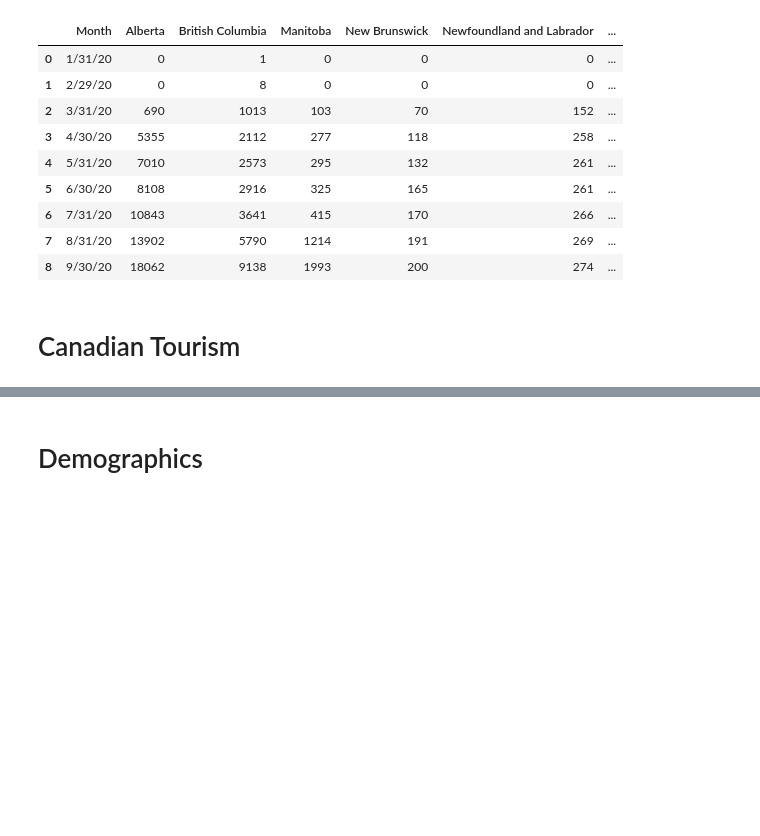
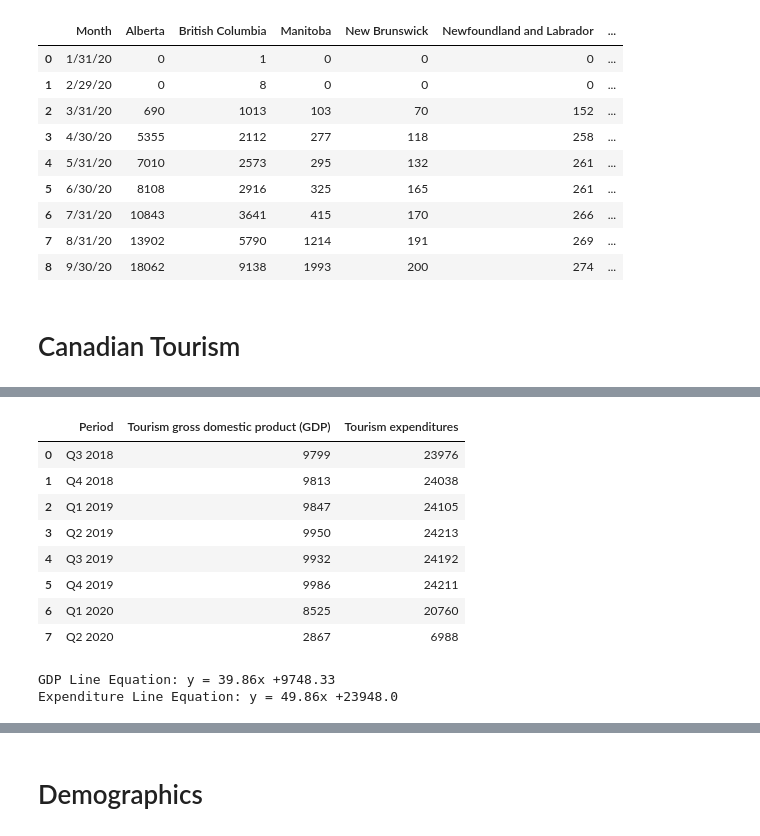
Before and after one commit to chenghaohan/Team_Anti-COVID_Project1, a Jupyter notebook: Data Exploration and Cleanup.ipynb, the cells around one changed output, grey strips where cells are left out. Cells and saved outputs as stored; diff of their text form; code cells hidden in the pictures; blank space fills up the shorter version.

```diff
--- a/Data Exploration and Cleanup.ipynb
+++ b/Data Exploration and Cleanup.ipynb
@@ -123,0 +130,17 @@ UsageError: Line magic function `%` not found.
+# %%
+#Stats Canada Tourism demand (expenditures) data was isolated for Total Tourism expenditures and the data was transposed.
+#Data type was changed from object to integer for plotting.
+
+demand_sum = demand_merged.drop([1,2,3,4,5,6,7,8,9,10,11,12,13,14,15,16,17])
+demand_sum = demand_sum.transpose()
+
+demand_sum.columns = demand_sum.iloc[0]
+demand_sum_trans = demand_sum[1:]
+
+demand_sum_trans.reset_index(inplace =True)
+demand_sum_trans.rename(columns = {"index":"Period"}, inplace=True)
+
+demand_sum_trans_int = demand_sum_trans.copy()
+demand_sum_trans_int['Tourism expenditures'] = demand_sum_trans_int['Tourism expenditures'].str.replace(',', '').astype(int)
+
+demand_sum_trans_int
@@ -123,0 +157,17 @@ UsageError: Line magic function `%` not found.
+# %%
+#Stats Canada Tourism GDP data was isolated for Total Tourism expenditures and the data was transposed.
+#Data type was changed from object to integer for plotting.
+
+gdp_sum = gdp_merged.drop([1,2,3,4,5,6])
+gdp_sum = gdp_sum.transpose()
+
+gdp_sum.columns = gdp_sum.iloc[0]
+gdp_sum_trans =gdp_sum[1:]
+
+gdp_sum_trans.reset_index(inplace =True)
+gdp_sum_trans.rename(columns = {"index":"Period"}, inplace=True)
+
+gdp_sum_trans_int = gdp_sum_trans.copy()
+gdp_sum_trans_int['Tourism gross domestic product (GDP)'] = gdp_sum_trans_int['Tourism gross domestic product (GDP)'].str.replace(',', '').astype(int)
+
+gdp_sum_trans_int
@@ -123,0 +188,40 @@ UsageError: Line magic function `%` not found.
+# %%
+#Merge Tourism Expenditure $ and GDP $ data
+
+merged_dollar = pd.merge(gdp_sum_trans_int, demand_sum_trans_int, on = "Period")
+merged_dollar
+# %% [output]
+|  | Period | Tourism gross domestic product (GDP) | Tourism expenditures |
+| 0 | Q3 2018 | 9799 | 23976 |
+| 1 | Q4 2018 | 9813 | 24038 |
+| 2 | Q1 2019 | 9847 | 24105 |
+| 3 | Q2 2019 | 9950 | 24213 |
+| 4 | Q3 2019 | 9932 | 24192 |
+| 5 | Q4 2019 | 9986 | 24211 |
+| 6 | Q1 2020 | 8525 | 20760 |
+| 7 | Q2 2020 | 2867 | 6988 |
+# %%
+#Seperate data for "pre-covid" - up to Q4 2019
+# Calculate linear regression model for results pre-covid (up to Q4 2019)
+
+pre_covid = merged_dollar.drop([6,7])
+pre_covid['Period No'] = [1,2,3,4,5,6]
+
+x =pre_covid['Period No']
+y = pre_covid['Tourism gross domestic product (GDP)']
+y2 = pre_covid['Tourism expenditures']
+
+gdp_slope, gdp_int, gdp_r, gdp_p, gdp_std_err = st.linregress(x,y)
+gdp_fit = gdp_slope * x + gdp_int
+
+exp_slope, exp_int, exp_r, exp_p, exp_std_err = st.linregress(x,y2)
+exp_fit = exp_slope * x + exp_int
+
+line_eq_gdp = "GDP Line Equation: y = " + str(round(gdp_slope,2)) + "x +" + str(round(gdp_int,2))
+line_eq_exp = "Expenditure Line Equation: y = " + str(round(exp_slope,2)) + "x +" + str(round(exp_int,2))
+
+print(line_eq_gdp)
+print(line_eq_exp)
+# %% [output]
+GDP Line Equation: y = 39.86x +9748.33
+Expenditure Line Equation: y = 49.86x +23948.0
```
Also changed, not shown: parts of 5 cells of this notebook.
